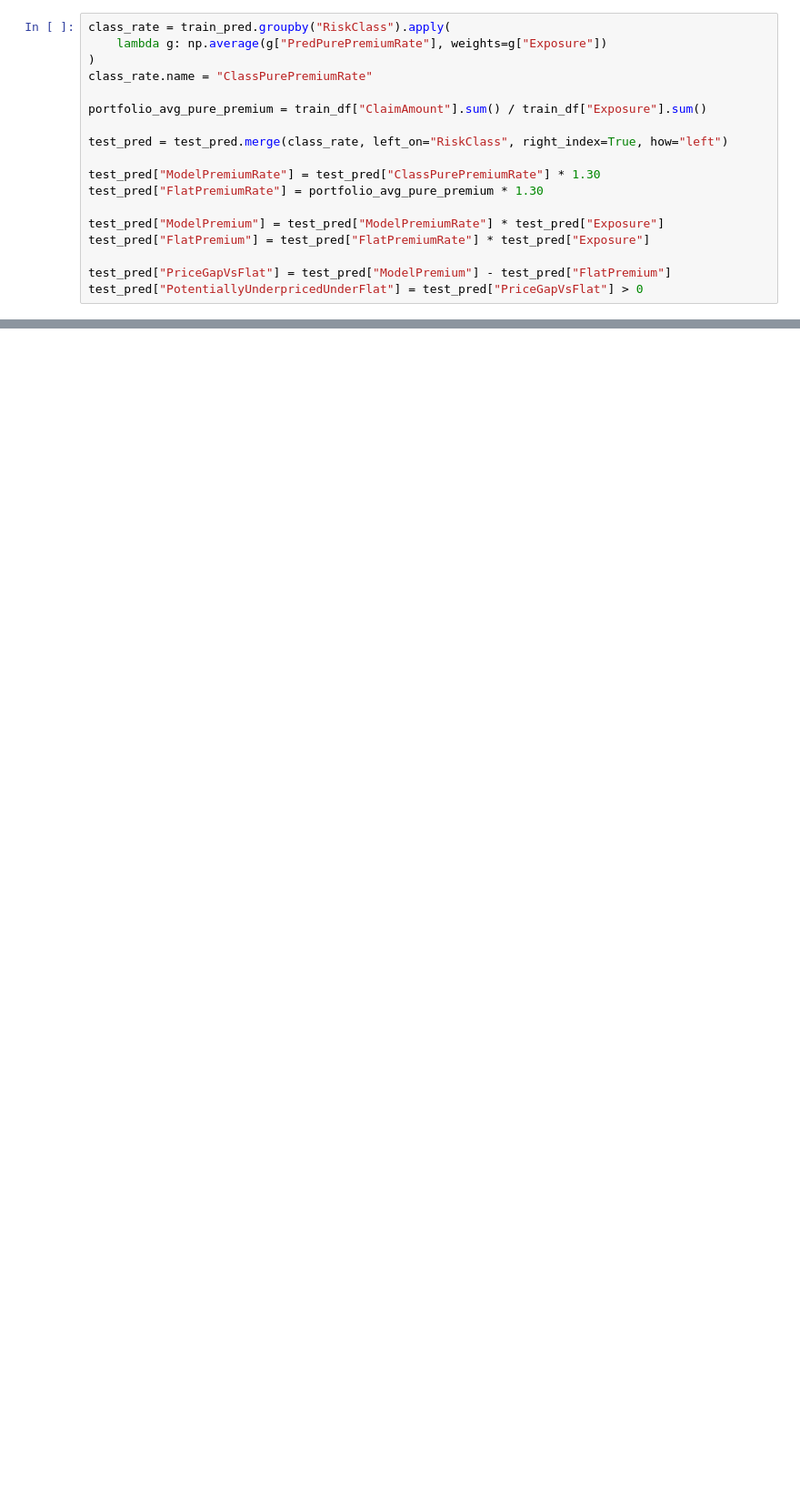
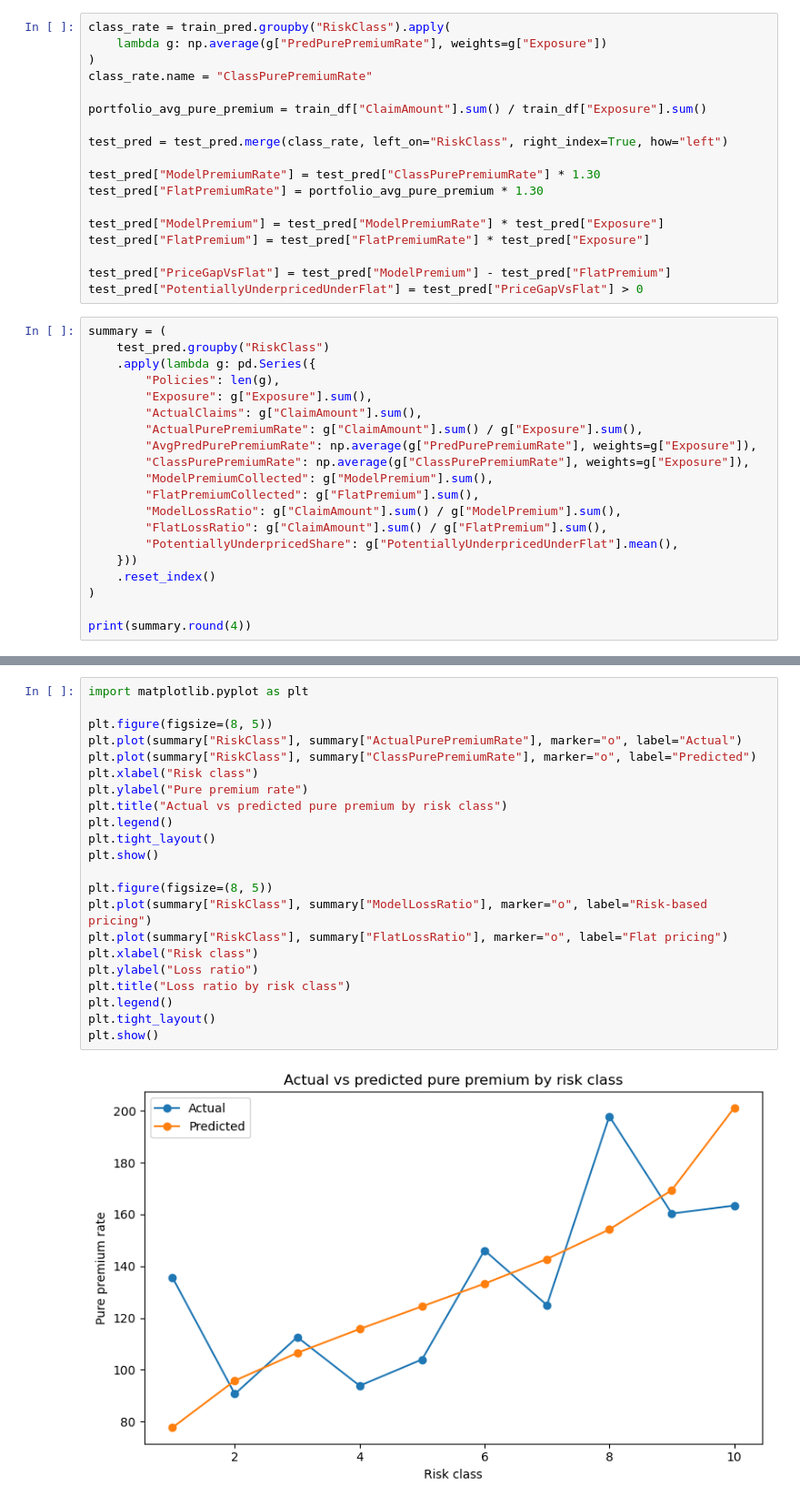
Before and after one commit to jacobycheng/risk_classification_project, a Jupyter notebook: notebooks/pricing_risk_classification.ipynb, the cells around one changed output, grey strips where cells are left out. Shown at 91% size. Saved outputs shown, nothing was run; the diff lists cells and outputs as text; blank space fills up the shorter version.

Commit message:
create data table and plots

```diff
--- a/notebooks/pricing_risk_classification.ipynb
+++ b/notebooks/pricing_risk_classification.ipynb
@@ -206,3 +206,23 @@ test_pred["FlatPremium"] = test_pred["FlatPremiumRate"] * test_pred["Exposure"]
 
 test_pred["PriceGapVsFlat"] = test_pred["ModelPremium"] - test_pred["FlatPremium"]
 test_pred["PotentiallyUnderpricedUnderFlat"] = test_pred["PriceGapVsFlat"] > 0
+# %%
+summary = (
+    test_pred.groupby("RiskClass")
+    .apply(lambda g: pd.Series({
+        "Policies": len(g),
+        "Exposure": g["Exposure"].sum(),
+        "ActualClaims": g["ClaimAmount"].sum(),
+        "ActualPurePremiumRate": g["ClaimAmount"].sum() / g["Exposure"].sum(),
+        "AvgPredPurePremiumRate": np.average(g["PredPurePremiumRate"], weights=g["Exposure"]),
+        "ClassPurePremiumRate": np.average(g["ClassPurePremiumRate"], weights=g["Exposure"]),
+        "ModelPremiumCollected": g["ModelPremium"].sum(),
+        "FlatPremiumCollected": g["FlatPremium"].sum(),
+        "ModelLossRatio": g["ClaimAmount"].sum() / g["ModelPremium"].sum(),
+        "FlatLossRatio": g["ClaimAmount"].sum() / g["FlatPremium"].sum(),
+        "PotentiallyUnderpricedShare": g["PotentiallyUnderpricedUnderFlat"].mean(),
+    }))
+    .reset_index()
+)
+
+print(summary.round(4))
@@ -208,0 +247,24 @@ test_pred["PotentiallyUnderpricedUnderFlat"] = test_pred["PriceGapVsFlat"] > 0
+# %%
+import matplotlib.pyplot as plt
+
+plt.figure(figsize=(8, 5))
+plt.plot(summary["RiskClass"], summary["ActualPurePremiumRate"], marker="o", label="Actual")
+plt.plot(summary["RiskClass"], summary["ClassPurePremiumRate"], marker="o", label="Predicted")
+plt.xlabel("Risk class")
+plt.ylabel("Pure premium rate")
+plt.title("Actual vs predicted pure premium by risk class")
+plt.legend()
+plt.tight_layout()
+plt.show()
+
+plt.figure(figsize=(8, 5))
+plt.plot(summary["RiskClass"], summary["ModelLossRatio"], marker="o", label="Risk-based pricing")
+plt.plot(summary["RiskClass"], summary["FlatLossRatio"], marker="o", label="Flat pricing")
+plt.xlabel("Risk class")
+plt.ylabel("Loss ratio")
+plt.title("Loss ratio by risk class")
+plt.legend()
+plt.tight_layout()
+plt.show()
+# %% [output]
+[figure, added]
```
Also changed, not shown: parts of 2 cells of this notebook.
